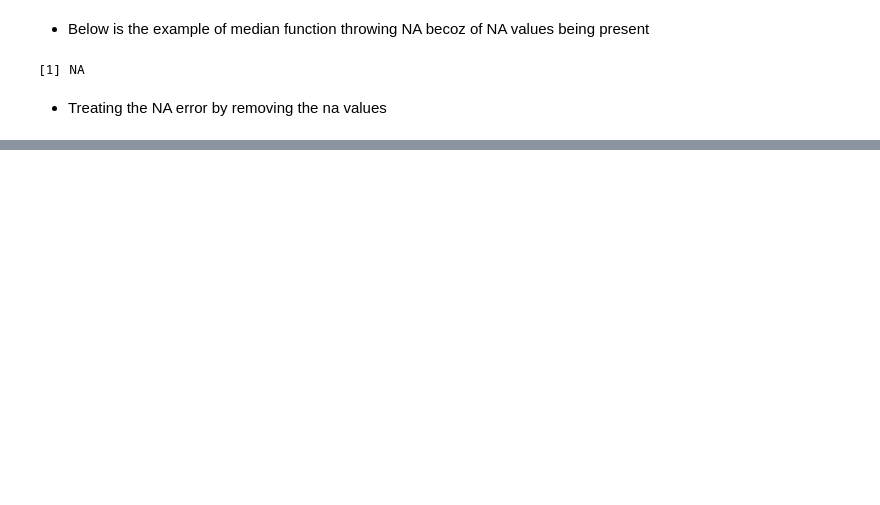
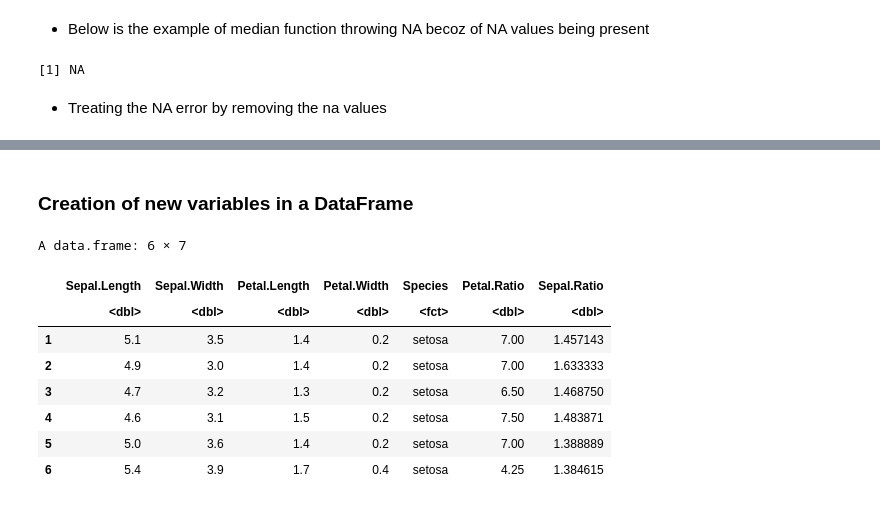
Before and after one commit to u-r-a-bot/R_tuts, a Jupyter notebook: week_1/DataCleaning.ipynb, the cells around one changed output, grey strips where cells are left out. Saved outputs shown, nothing was run; the diff lists cells and outputs as text; code cells hidden in the pictures; blank space fills up the shorter version.

```diff
--- a/week_1/DataCleaning.ipynb
+++ b/week_1/DataCleaning.ipynb
@@ -168,0 +334,16 @@ median(Freedman, is.na = F)
+# %% [markdown]
+### Creation of new variables in a DataFrame
+# %%
+iris$Petal.Ratio = iris$Petal.Length / iris$Petal.Width
+iris$Sepal.Ratio = iris$Sepal.Length / iris$Sepal.Width
+head(iris)
+# %% [output]
+A data.frame: 6 × 7
+|  | Sepal.Length | Sepal.Width | Petal.Length | Petal.Width | Species | Petal.Ratio | Sepal.Ratio |
+|  | <dbl> | <dbl> | <dbl> | <dbl> | <fct> | <dbl> | <dbl> |
+| 1 | 5.1 | 3.5 | 1.4 | 0.2 | setosa | 7.00 | 1.457143 |
+| 2 | 4.9 | 3.0 | 1.4 | 0.2 | setosa | 7.00 | 1.633333 |
+| 3 | 4.7 | 3.2 | 1.3 | 0.2 | setosa | 6.50 | 1.468750 |
+| 4 | 4.6 | 3.1 | 1.5 | 0.2 | setosa | 7.50 | 1.483871 |
+| 5 | 5.0 | 3.6 | 1.4 | 0.2 | setosa | 7.00 | 1.388889 |
+| 6 | 5.4 | 3.9 | 1.7 | 0.4 | setosa | 4.25 | 1.384615 |
```
Also changed, not shown: parts of 24 cells of this notebook.
